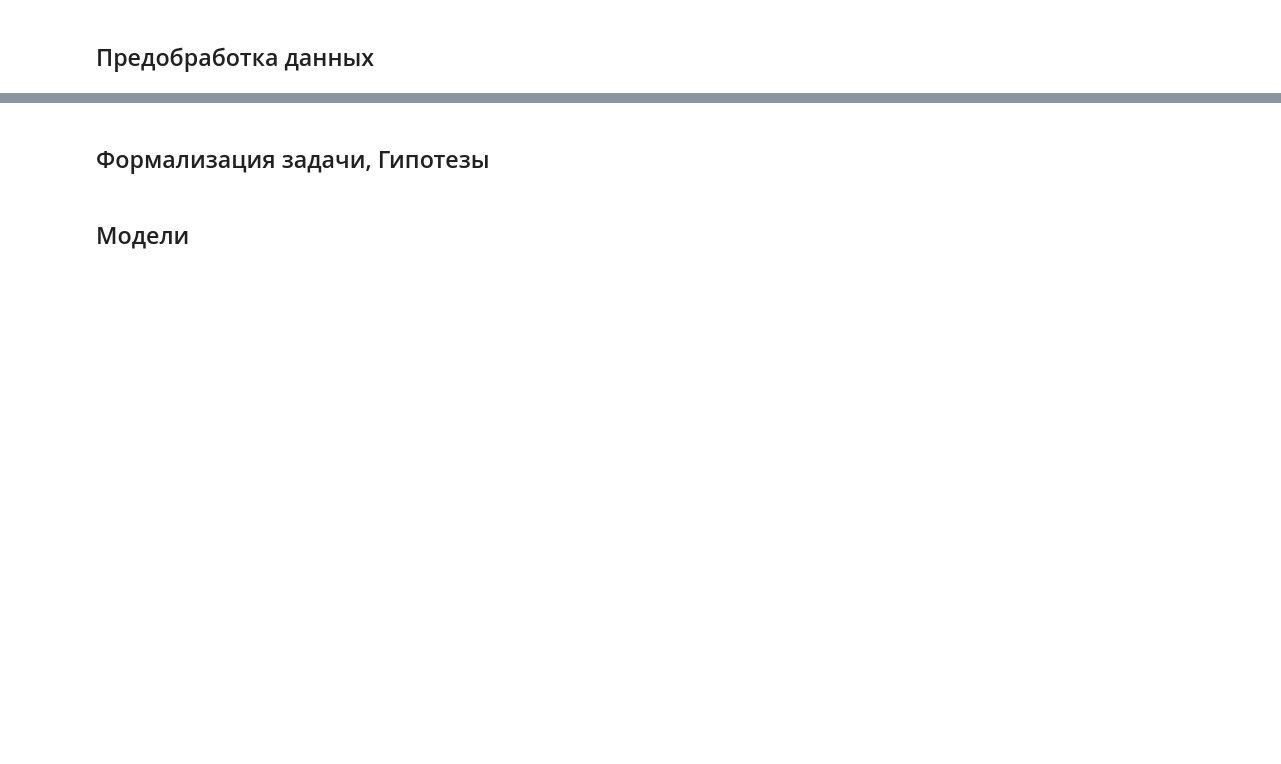
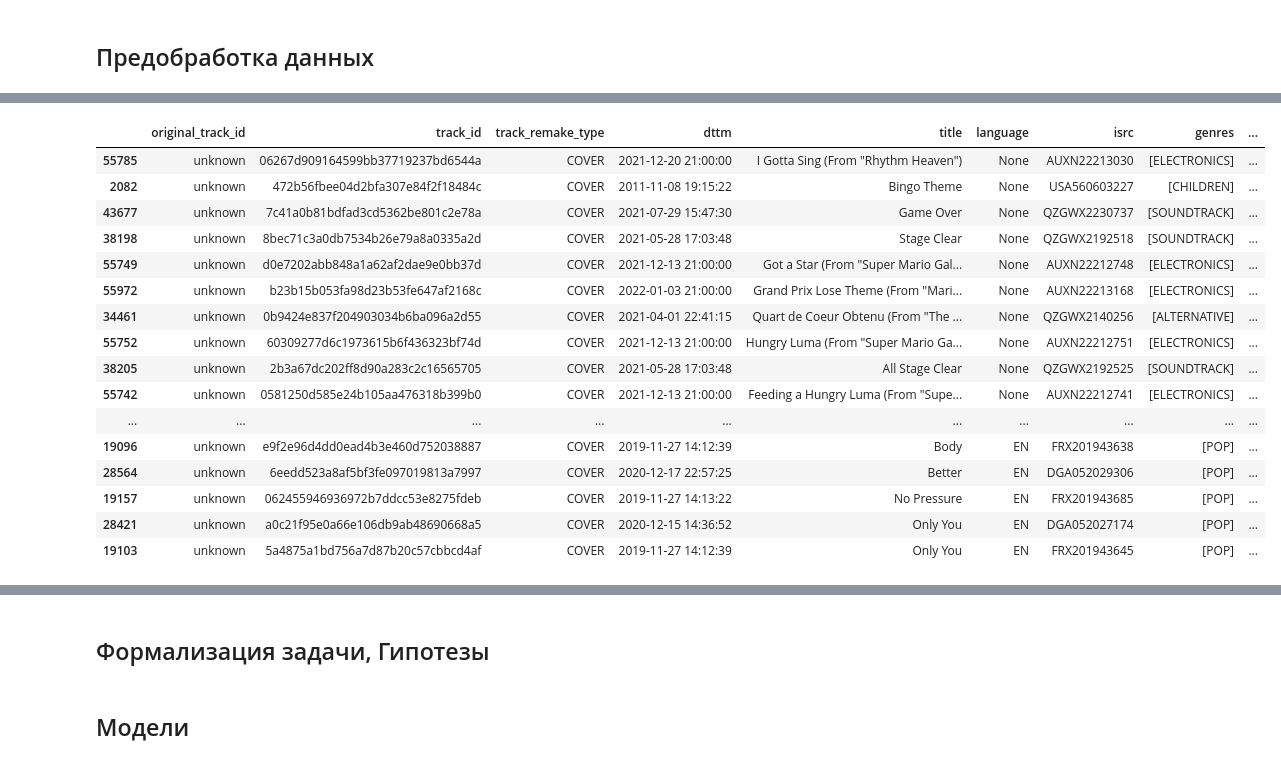
Before and after one commit to Musical-Detectives-Team/hakaton_yandex_music, a Jupyter notebook: hakaton_music_md_pre.ipynb, the cells around one changed output, grey strips where cells are left out. Cells and saved outputs as stored; diff of their text form; code cells hidden in the pictures; blank space fills up the shorter version.

```diff
--- a/hakaton_music_md_pre.ipynb
+++ b/hakaton_music_md_pre.ipynb
@@ -321,0 +406,20 @@ profile_df_united_task_1.to_notebook_iframe()
+# %%
+df_united_task_1.query('duration !=0').sort_values(by='duration').head(100)
+# %% [output]
+|  | original_track_id | track_id | track_remake_type | dttm | title | language | isrc | genres | ... |
+| 55785 | unknown | 06267d909164599bb37719237bd6544a | COVER | 2021-12-20 21:00:00 | I Gotta Sing (From "Rhythm Heaven") | None | AUXN22213030 | [ELECTRONICS] | ... |
+| 2082 | unknown | 472b56fbee04d2bfa307e84f2f18484c | COVER | 2011-11-08 19:15:22 | Bingo Theme | None | USA560603227 | [CHILDREN] | ... |
+| 43677 | unknown | 7c41a0b81bdfad3cd5362be801c2e78a | COVER | 2021-07-29 15:47:30 | Game Over | None | QZGWX2230737 | [SOUNDTRACK] | ... |
+| 38198 | unknown | 8bec71c3a0db7534b26e79a8a0335a2d | COVER | 2021-05-28 17:03:48 | Stage Clear | None | QZGWX2192518 | [SOUNDTRACK] | ... |
+| 55749 | unknown | d0e7202abb848a1a62af2dae9e0bb37d | COVER | 2021-12-13 21:00:00 | Got a Star (From "Super Mario Gal... | None | AUXN22212748 | [ELECTRONICS] | ... |
+| 55972 | unknown | b23b15b053fa98d23b53fe647af2168c | COVER | 2022-01-03 21:00:00 | Grand Prix Lose Theme (From "Mari... | None | AUXN22213168 | [ELECTRONICS] | ... |
+| 34461 | unknown | 0b9424e837f204903034b6ba096a2d55 | COVER | 2021-04-01 22:41:15 | Quart de Coeur Obtenu (From "The ... | None | QZGWX2140256 | [ALTERNATIVE] | ... |
+| 55752 | unknown | 60309277d6c1973615b6f436323bf74d | COVER | 2021-12-13 21:00:00 | Hungry Luma (From "Super Mario Ga... | None | AUXN22212751 | [ELECTRONICS] | ... |
+| 38205 | unknown | 2b3a67dc202ff8d90a283c2c16565705 | COVER | 2021-05-28 17:03:48 | All Stage Clear | None | QZGWX2192525 | [SOUNDTRACK] | ... |
+| 55742 | unknown | 0581250d585e24b105aa476318b399b0 | COVER | 2021-12-13 21:00:00 | Feeding a Hungry Luma (From "Supe... | None | AUXN22212741 | [ELECTRONICS] | ... |
+| ... | ... | ... | ... | ... | ... | ... | ... | ... | ... |
+| 19096 | unknown | e9f2e96d4dd0ead4b3e460d752038887 | COVER | 2019-11-27 14:12:39 | Body | EN | FRX201943638 | [POP] | ... |
+| 28564 | unknown | 6eedd523a8af5bf3fe097019813a7997 | COVER | 2020-12-17 22:57:25 | Better | EN | DGA052029306 | [POP] | ... |
+| 19157 | unknown | 062455946936972b7ddcc53e8275fdeb | COVER | 2019-11-27 14:13:22 | No Pressure | EN | FRX201943685 | [POP] | ... |
+| 28421 | unknown | a0c21f95e0a66e106db9ab48690668a5 | COVER | 2020-12-15 14:36:52 | Only You | EN | DGA052027174 | [POP] | ... |
+| 19103 | unknown | 5a4875a1bd756a7d87b20c57cbbcd4af | COVER | 2019-11-27 14:12:39 | Only You | EN | FRX201943645 | [POP] | ... |
```
Also changed, not shown: parts of 131 cells of this notebook.
